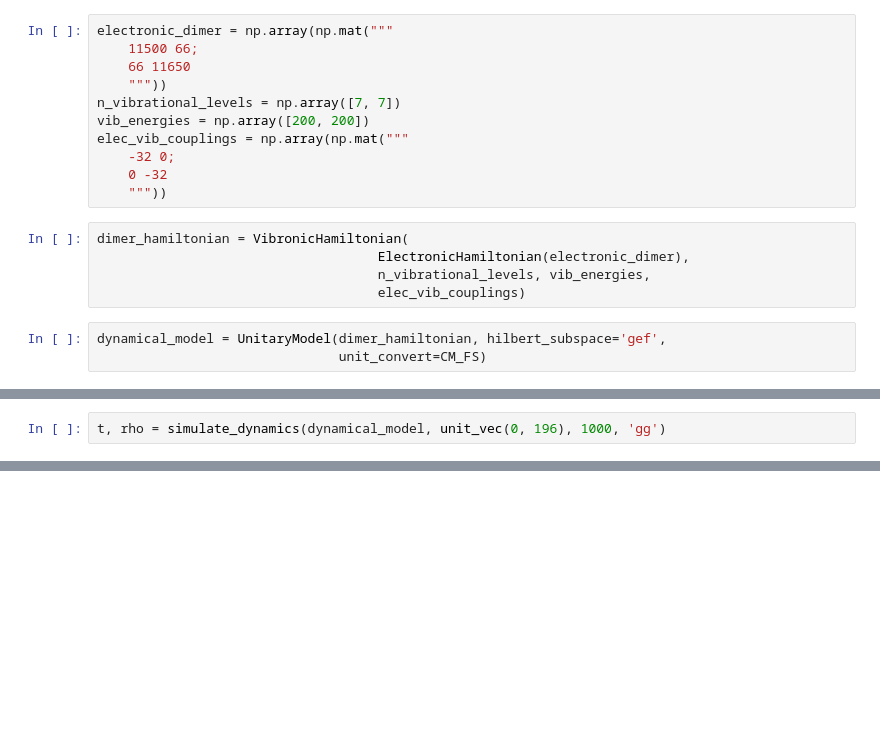
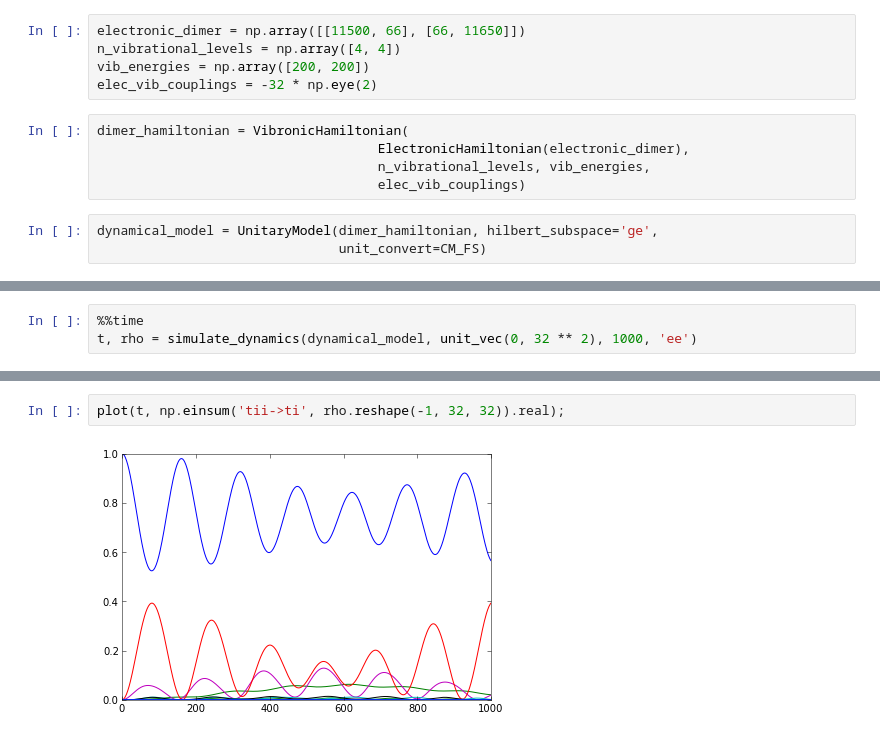
Before and after one commit to whaley-group-berkeley/qspectra, a Jupyter notebook: examples/Jonas dimer with unitary dynamics.ipynb, the cells around one changed output, grey strips where cells are left out. Saved outputs shown, nothing was run; the diff lists cells and outputs as text; blank space fills up the shorter version.

```diff
--- a/examples/Jonas dimer with unitary dynamics.ipynb
+++ b/examples/Jonas dimer with unitary dynamics.ipynb
@@ -2,21 +2,15 @@
 import numpy as np
 from qspectra import *
 # %%
-electronic_dimer = np.array(np.mat("""
-    11500 66;
-    66 11650
-    """))
-n_vibrational_levels = np.array([7, 7])
+electronic_dimer = np.array([[11500, 66], [66, 11650]])
+n_vibrational_levels = np.array([4, 4])
 vib_energies = np.array([200, 200])
-elec_vib_couplings = np.array(np.mat("""
-    -32 0;
-    0 -32
-    """))
+elec_vib_couplings = -32 * np.eye(2)
 # %%
 dimer_hamiltonian = VibronicHamiltonian(
                                     ElectronicHamiltonian(electronic_dimer),
                                     n_vibrational_levels, vib_energies,
                                     elec_vib_couplings)
 # %%
-dynamical_model = UnitaryModel(dimer_hamiltonian, hilbert_subspace='gef',
+dynamical_model = UnitaryModel(dimer_hamiltonian, hilbert_subspace='ge',
                                unit_convert=CM_FS)
@@ -23,3 +21,4 @@ dynamical_model = UnitaryModel(dimer_hamiltonian, hilbert_subspace='gef',
 # %%
-t, rho = simulate_dynamics(dynamical_model, unit_vec(0, 196), 1000, 'gg')
+%%time
+t, rho = simulate_dynamics(dynamical_model, unit_vec(0, 32 ** 2), 1000, 'ee')
 # %% [output]
@@ -26,0 +27,4 @@ IndexError: index 196 is out of bounds for axis 0 with size 196
+# %%
+plot(t, np.einsum('tii->ti', rho.reshape(-1, 32, 32)).real);
+# %% [output]
+[figure, added]
```
Also changed, not shown: parts of 2 cells of this notebook, 2 other files.
